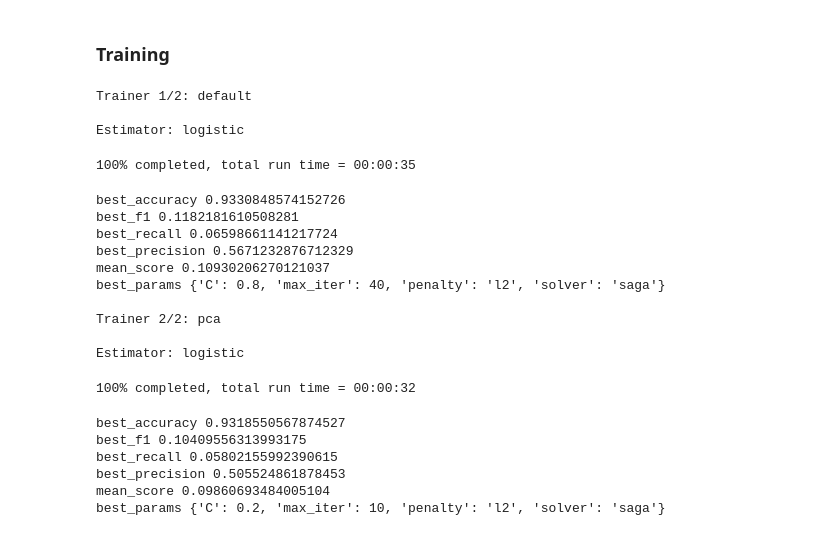
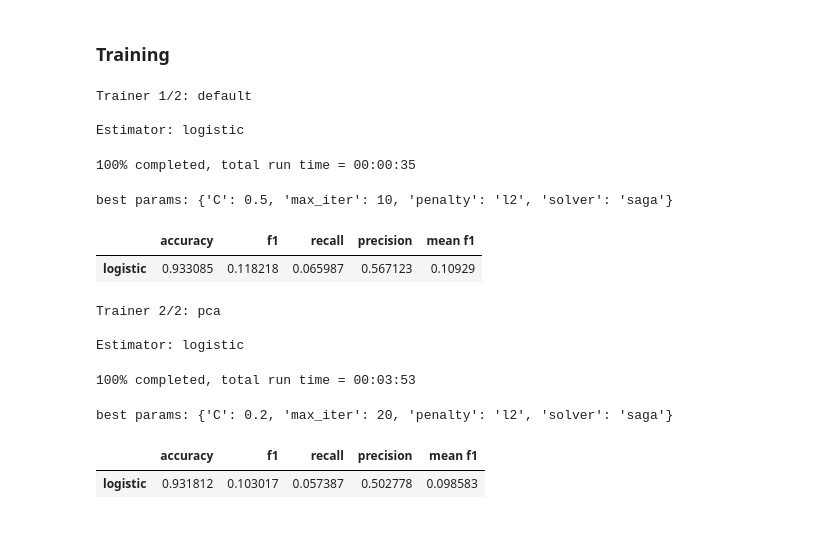
Before and after one commit to ramesaliyev/ai-heart-disease-prediction, a Jupyter notebook: model.ipynb, the cells around one changed output. Drawn from its saved outputs; the diff is of its cells as text; code cells hidden in the pictures.

```diff
--- a/model.ipynb
+++ b/model.ipynb
@@ -76,6 +76,9 @@ def print_red(text):
 
 def print_blue(text):
     cprint(text, 'blue')
+
+def print_dim(text):
+    print(colored(text, 'grey'))
 # %%
 class Time(object):
     def __enter__(self):
@@ -1038,15 +1051,11 @@ prep_params = Preprocessor.params({
 set_trainer.add_trainer(name='default', data=data, target=TARGET_COLUMN, scoring=hp_scoring,
         n_splits=hp_cv_splits, test_size=hp_test_size, seed=hp_seed, prep_params=prep_params)
 
-# Parameters below are found via cross-validation grid search where only
-# small portion of the data used to speed up the process.
-
 # True = Single parameters, no grid search.
 # False = Default grid parameters used, will do grid search.
 if True:
-    # Logistic
-    set_trainer.default.update_estimator_params('logistic', {
-        'C': 0.8, 'max_iter': 40, 'penalty': 'l2', 'solver': 'saga'
+    set_trainer.default.apply_estimator_params({
+        'logistic': {'C': 0.2, 'max_iter': 10, 'penalty': 'l2', 'solver': 'saga'},
     })
 
     # Gaussian Naive Bayes
@@ -1106,15 +1115,11 @@ prep_params = Preprocessor.params({
 set_trainer.add_trainer(name='pca', data=data, target=TARGET_COLUMN, scoring=hp_scoring,
         n_splits=hp_cv_splits, test_size=hp_test_size, seed=hp_seed, prep_params=prep_params)
 
-# Parameters below are found via cross-validation grid search where only
-# small portion of the data used to speed up the process.
-
 # True = Single parameters, no grid search.
 # False = Default grid parameters used, will do grid search.
 if True:
-    # Logistic
-    set_trainer.pca.update_estimator_params('logistic', {
-        'C': 0.2, 'max_iter': 10, 'penalty': 'l2', 'solver': 'saga'
+    set_trainer.default.apply_estimator_params({
+        'logistic': {'C': 0.5, 'max_iter': 10, 'penalty': 'l2', 'solver': 'saga'},
     })
 
     # Gaussian Naive Bayes
@@ -1167,45 +1172,41 @@ if True:
 # %%
 # @Todos: t-test
 # @Todos: Report
 
 options = {
     # set trainer parameters
     #'trainers': ['pca'],
 
     # trainer parameters
     'estimators': ['logistic'],
     #'reset': False,
     #'seed': None,
-    'save': False,
+    #'save': False,
 }
 
 for (trainer_name, trainer, model_name, model) in set_trainer.run_all_trainers(**options):
+    # Get best params.
+    print_dim(f"\nbest params: {model.best_stats['best_params']}")
+
     # Show stats.
     print()
-    trainer.print_stats(model_name)
+    trainer.get_stats_df(model_name).head()
     print()
 
     # Show predicts.
     #trainer.get_results_dataframe(model_name, ascending=True).head()
 # %% [output]
 Trainer 1/2: default
 
 Estimator: logistic
 100% completed, total run time = 00:00:35
-best_accuracy 0.9330848574152726
-best_f1 0.1182181610508281
-best_recall 0.06598661141217724
-best_precision 0.5671232876712329
-mean_score 0.10930206270121037
-best_params {'C': 0.8, 'max_iter': 40, 'penalty': 'l2', 'solver': 'saga'}
-
-Trainer 2/2: pca
-
-Estimator: logistic
+best params: {'C': 0.5, 'max_iter': 10, 'penalty': 'l2', 'solver': 'saga'}
+|  | accuracy | f1 | recall | precision | mean f1 |
+| logistic | 0.933085 | 0.118218 | 0.065987 | 0.567123 | 0.10929 |
-100% completed, total run time = 00:00:32
+Trainer 2/2: pca
+
+Estimator: logistic
-best_accuracy 0.9318550567874527
-best_f1 0.10409556313993175
-best_recall 0.05802155992390615
-best_precision 0.505524861878453
-mean_score 0.09860693484005104
-best_params {'C': 0.2, 'max_iter': 10, 'penalty': 'l2', 'solver': 'saga'}
+100% completed, total run time = 00:03:53
+best params: {'C': 0.2, 'max_iter': 20, 'penalty': 'l2', 'solver': 'saga'}
+|  | accuracy | f1 | recall | precision | mean f1 |
+| logistic | 0.931812 | 0.103017 | 0.057387 | 0.502778 | 0.098583 |
```
Also changed, not shown: parts of 2 cells of this notebook, 1 other file.
